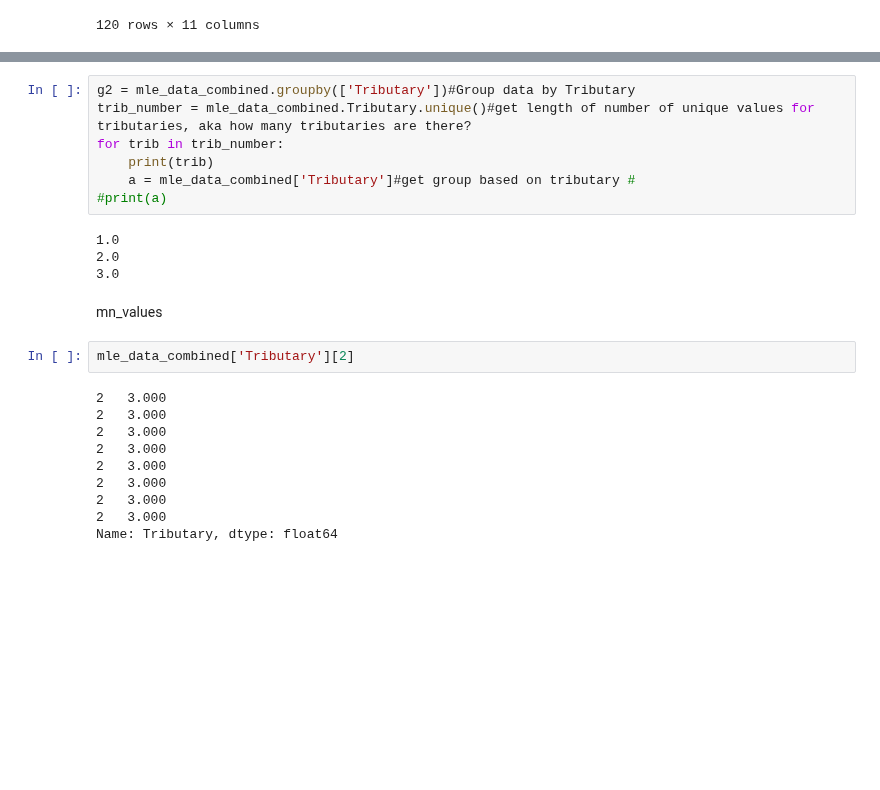
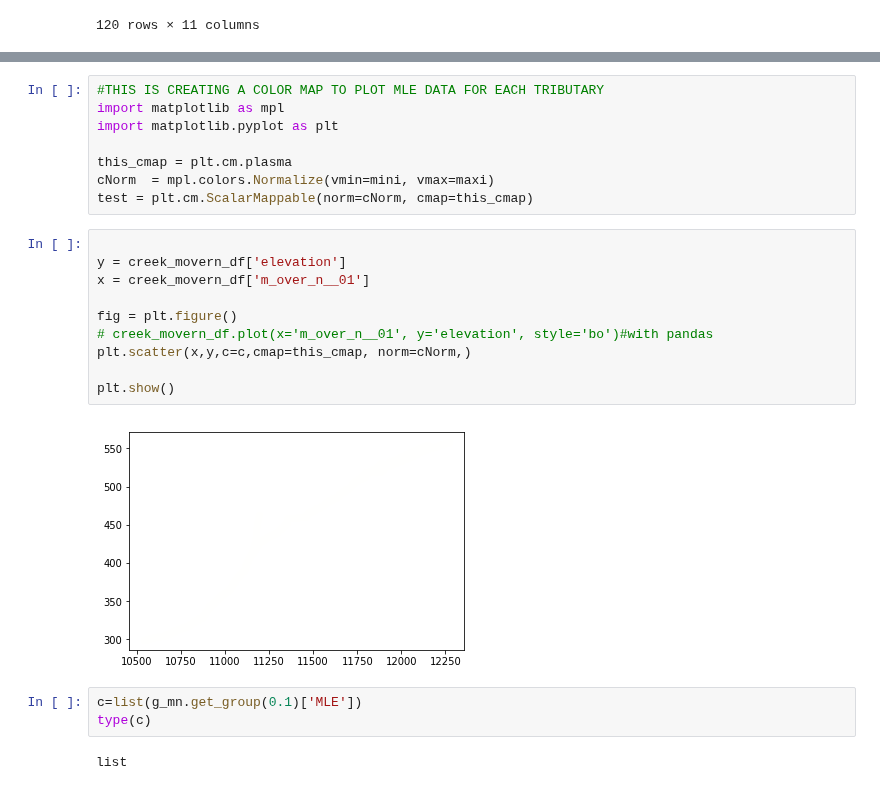
Before and after one commit to BenjiDa/ProfileTools, a Jupyter notebook: Channel_profiles.ipynb, the cells around one changed output, grey strips where cells are left out. Drawn from its saved outputs; the diff is of its cells as text; blank space fills up the shorter version.

Commit message:
updating plotting

```diff
--- a/Channel_profiles.ipynb
+++ b/Channel_profiles.ipynb
@@ -304,25 +264,25 @@ IndexError: invalid index to scalar variable.
-# %%
-g2 = mle_data_combined.groupby(['Tributary'])#Group data by Tributary
-trib_number = mle_data_combined.Tributary.unique()#get length of number of unique values for tributaries, aka how many tributaries are there?
-for trib in trib_number:
-    print(trib)
-    a = mle_data_combined['Tributary']#get group based on tributary #
-#print(a)
-# %% [output]
-1.0
-2.0
-3.0
-# %% [markdown]
-mn_values
-# %%
-mle_data_combined['Tributary'][2]
-# %% [output]
-2   3.000
-2   3.000
-2   3.000
-2   3.000
-2   3.000
-2   3.000
-2   3.000
-2   3.000
-Name: Tributary, dtype: float64
+# %%
+#THIS IS CREATING A COLOR MAP TO PLOT MLE DATA FOR EACH TRIBUTARY
+import matplotlib as mpl
+import matplotlib.pyplot as plt
+
+this_cmap = plt.cm.plasma
+cNorm  = mpl.colors.Normalize(vmin=mini, vmax=maxi)
+test = plt.cm.ScalarMappable(norm=cNorm, cmap=this_cmap)
+# %%
+
+y = creek_movern_df['elevation']
+x = creek_movern_df['m_over_n__01']
+
+fig = plt.figure()
+# creek_movern_df.plot(x='m_over_n__01', y='elevation', style='bo')#with pandas
+plt.scatter(x,y,c=c,cmap=this_cmap, norm=cNorm,)
+
+plt.show()
+# %% [output]
+[figure, added]
+# %%
+c=list(g_mn.get_group(0.1)['MLE'])
+type(c)
+# %% [output]
+list
```
Also changed, not shown: parts of 4 cells of this notebook.
